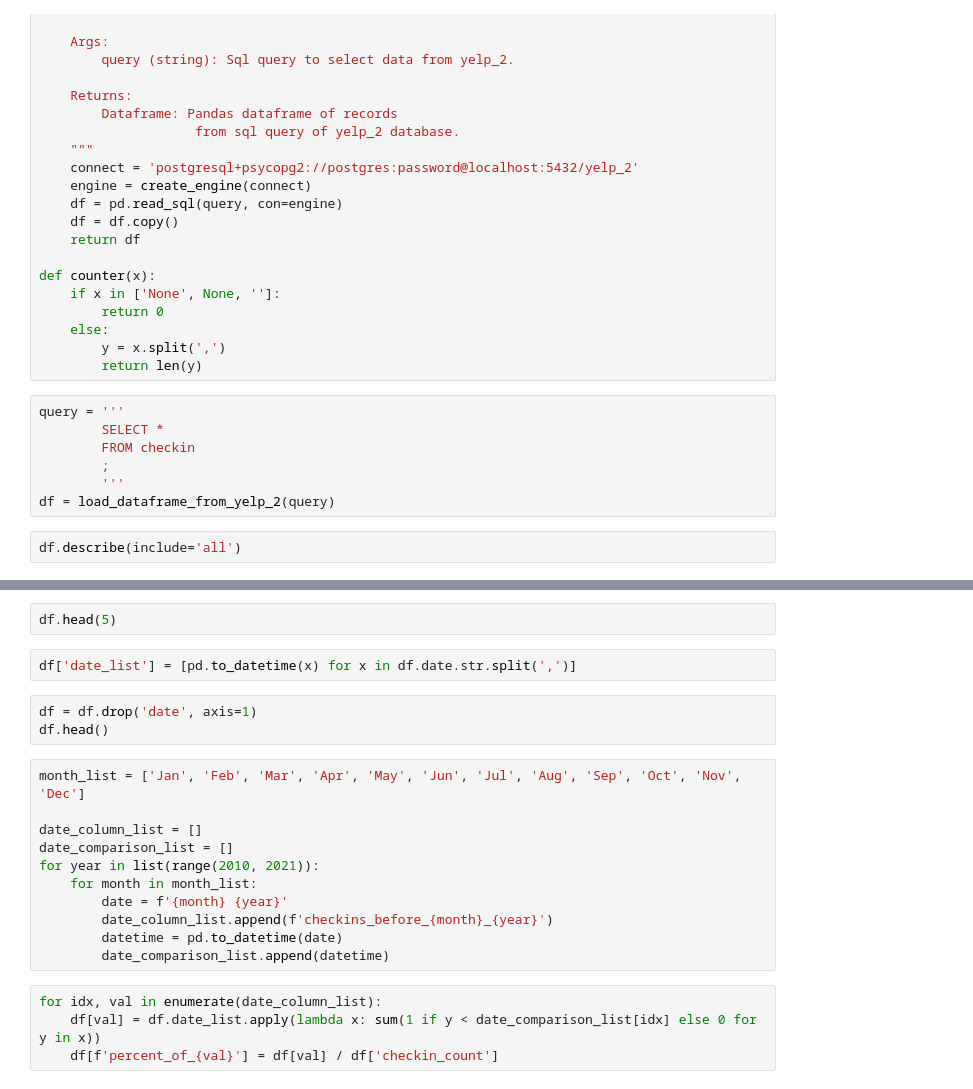
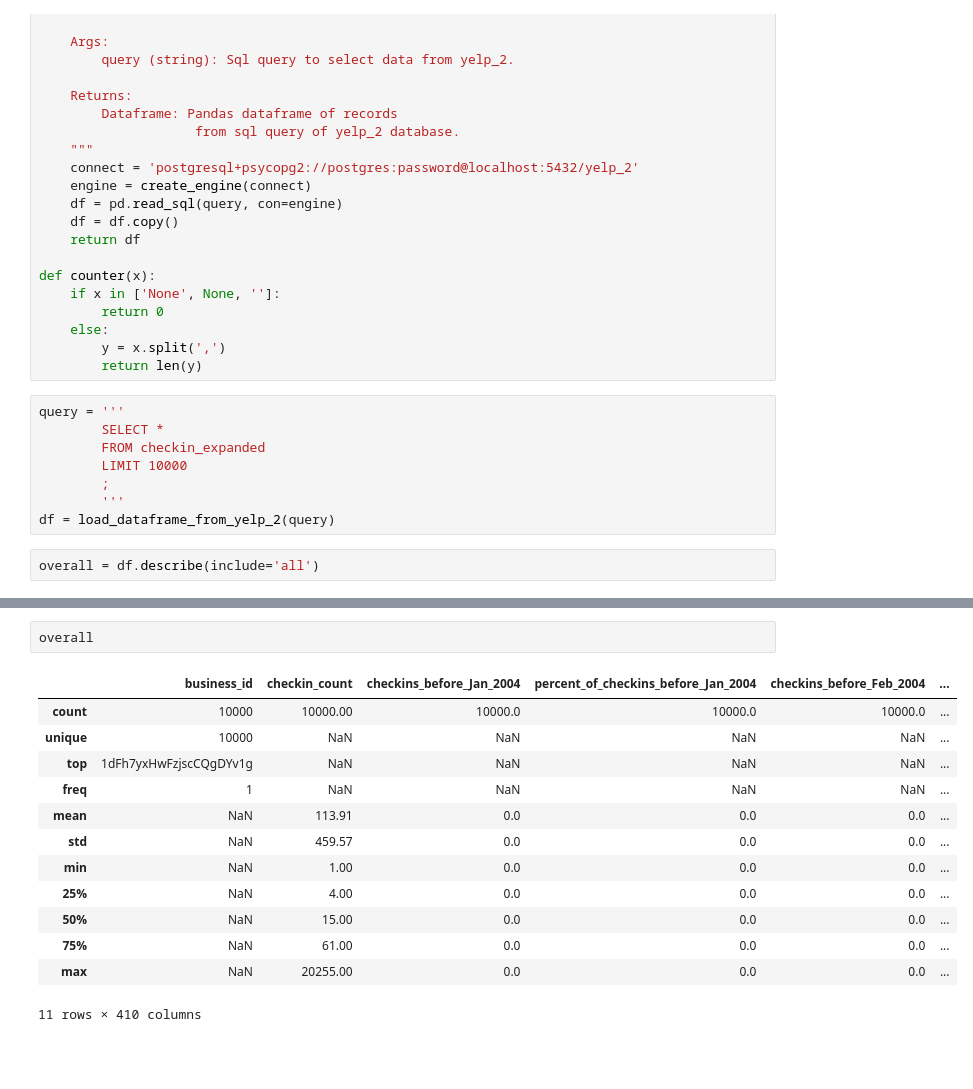
Before and after one commit to jeffjohannsen/Predicting_Yelp_Review_Quality, a Jupyter notebook: notebooks/business_checkins.ipynb, the cells around one changed output, grey strips where cells are left out. Saved outputs shown, nothing was run; the diff lists cells and outputs as text; blank space fills up the shorter version.

```diff
--- a/notebooks/business_checkins.ipynb
+++ b/notebooks/business_checkins.ipynb
@@ -36,9 +37,10 @@ def counter(x):
 # %%
 query = '''
         SELECT *
-        FROM checkin
+        FROM checkin_expanded
+        LIMIT 10000
         ;
         '''
 df = load_dataframe_from_yelp_2(query)
 # %%
-df.describe(include='all')
+overall = df.describe(include='all')
@@ -47,22 +47,16 @@ df['checkin_count'] = df.date.apply(counter)
-# %%
-df.head(5)
-# %%
-df['date_list'] = [pd.to_datetime(x) for x in df.date.str.split(',')]
-# %%
-df = df.drop('date', axis=1)
-df.head()
-# %%
-month_list = ['Jan', 'Feb', 'Mar', 'Apr', 'May', 'Jun', 'Jul', 'Aug', 'Sep', 'Oct', 'Nov', 'Dec']
-
-date_column_list = []
-date_comparison_list = []
-for year in list(range(2010, 2021)):
-    for month in month_list:
-        date = f'{month} {year}'
-        date_column_list.append(f'checkins_before_{month}_{year}')
-        datetime = pd.to_datetime(date)
-        date_comparison_list.append(datetime)
-# %%
-for idx, val in enumerate(date_column_list):
-    df[val] = df.date_list.apply(lambda x: sum(1 if y < date_comparison_list[idx] else 0 for y in x))
-    df[f'percent_of_{val}'] = df[val] / df['checkin_count']
+# %%
+overall
+# %% [output]
+|  | business_id | checkin_count | checkins_before_Jan_2004 | percent_of_checkins_before_Jan_2004 | checkins_before_Feb_2004 | ... |
+| count | 10000 | 10000.00 | 10000.0 | 10000.0 | 10000.0 | ... |
+| unique | 10000 | NaN | NaN | NaN | NaN | ... |
+| top | 1dFh7yxHwFzjscCQgDYv1g | NaN | NaN | NaN | NaN | ... |
+| freq | 1 | NaN | NaN | NaN | NaN | ... |
+| mean | NaN | 113.91 | 0.0 | 0.0 | 0.0 | ... |
+| std | NaN | 459.57 | 0.0 | 0.0 | 0.0 | ... |
+| min | NaN | 1.00 | 0.0 | 0.0 | 0.0 | ... |
+| 25% | NaN | 4.00 | 0.0 | 0.0 | 0.0 | ... |
+| 50% | NaN | 15.00 | 0.0 | 0.0 | 0.0 | ... |
+| 75% | NaN | 61.00 | 0.0 | 0.0 | 0.0 | ... |
+| max | NaN | 20255.00 | 0.0 | 0.0 | 0.0 | ... |
+11 rows × 410 columns
```
Also changed, not shown: parts of 6 cells of this notebook, 2 other files.
